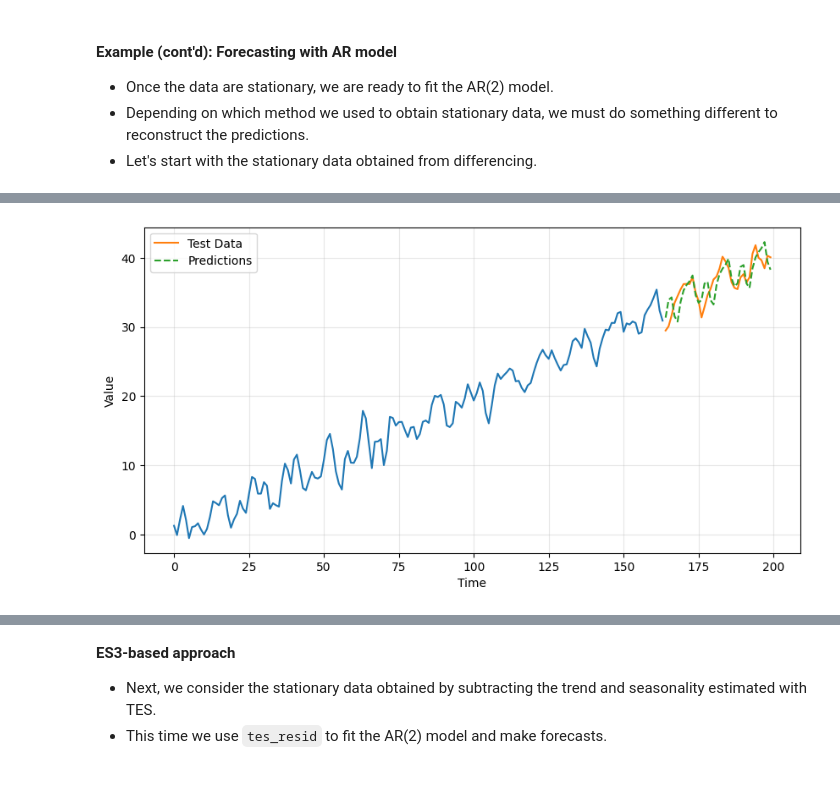
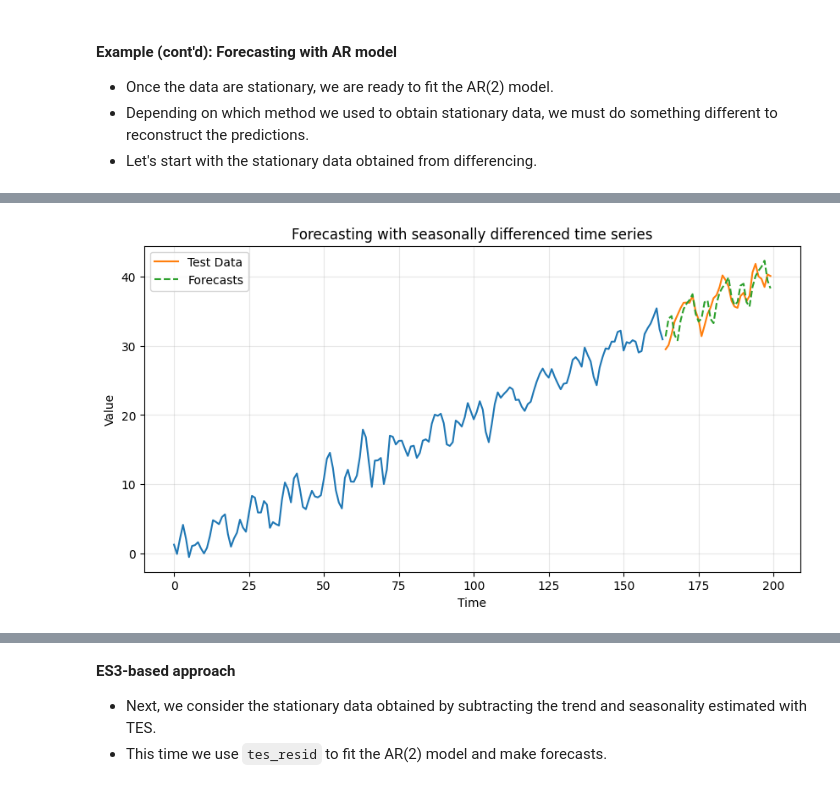
Before and after one commit to nsydn/ise043_tsaf, a Jupyter notebook: ise043_tsaf_2526f_4_ar_ma.ipynb, the cells around one changed output, grey strips where cells are left out. Drawn from its saved outputs; the diff is of its cells as text; code cells hidden in the pictures.

```diff
--- a/ise043_tsaf_2526f_4_ar_ma.ipynb
+++ b/ise043_tsaf_2526f_4_ar_ma.ipynb
@@ -201,7 +204,7 @@ $$X_t = c + \phi_1 X_{t-1} + \phi_2 X_{t-2} + \epsilon_t$$
 $$ X_t = 0.5 X_{t-1} - 0.7 X_{t-2} + \epsilon_t $$
 $$ X_t - 0.5 X_{t-1} + 0.7 X_{t-2} = \epsilon_t $$
 # %%
-ts_AR = arma_generate_sample(ar=[1.0, -0.5, -0.3], ma=[1], nsample=200, scale=1, burnin=1000)
+ts_AR = arma_generate_sample(ar=[1.0, -0.5, 0.7], ma=[1], nsample=200, scale=1, burnin=1000)
 plt.plot(ts_AR); plt.title('Time Series');
 acf_pacf_plot(ts_AR)
 # %% [output]
@@ -397,10 +401,12 @@ print(f"Period: {np.round(period)}") -->
 model_AR = ARIMA(train_sdiff, order=(2,0,0))
 model_AR_fit = model_AR.fit()
 
-# Compute predictions
-preds_sdiff = model_AR_fit.forecast(steps=len(test))
+# Compute predictions and forecasts
+fore_sdiff = model_AR_fit.forecast(steps=len(test))
+preds_sdiff = model_AR_fit.predict()
 
-ts_plot(time[12:164], train_sdiff, 'Differenced time series')
-plt.plot(time[164:], preds_sdiff, label='Predictions', linestyle='--')
+ts_plot(time[12:164], train_sdiff, 'Seasonally differenced time series')
+plt.plot(time[12:164], preds_sdiff, label='Predictions')
+plt.plot(time[164:], fore_sdiff, label='Forecasts', linestyle='--')
 plt.legend();
 # %% [output]
@@ -422,18 +437,15 @@ plt.plot(time[164:], test, label="Test")
 # %%
 # Reversing the seasonal differencing
-ts_preds = np.empty(len(test))
-ts_preds[:12] = train[-12:] + preds_sdiff[:12]
+ts_fore = np.empty(len(test))
+ts_fore[:12] = train[-12:] + fore_sdiff[:12]
 for i in range(12, len(test)):
-    ts_preds[i] = ts_preds[i-12] + preds_sdiff[i]
+    ts_fore[i] = ts_fore[i-12] + fore_sdiff[i]
 
-rmse_sdiff = mse(test, ts_preds)**0.5
+rmse_sdiff_AR = mse(test, ts_fore)**0.5
 
-# Reversing 1st order differencing
-# ts_preds = train[-1] + preds_diff.cumsum()
-
-ts_plot(time[:164], train, "")
+ts_plot(time[:164], train, "Forecasting with seasonally differenced time series")
 plt.plot(time[164:], test, label='Test Data')
-plt.plot(time[164:], ts_preds, label='Predictions', linestyle='--')
+plt.plot(time[164:], ts_fore, label='Forecasts', linestyle='--')
 plt.legend();
 # %% [output]
-[figure, old version]
+[figure, new version]
```
Also changed, not shown: parts of 38 cells of this notebook.
